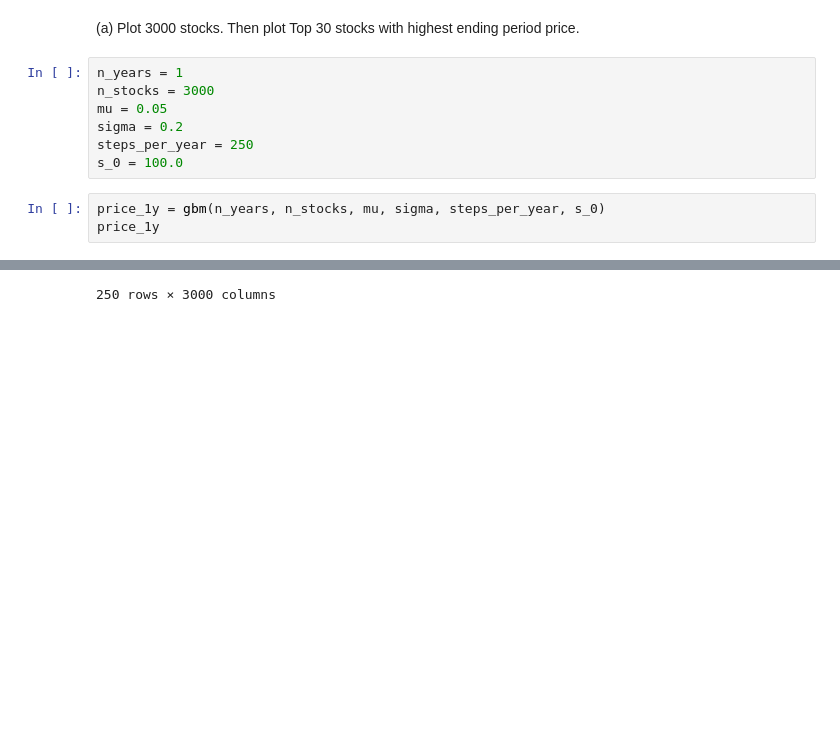
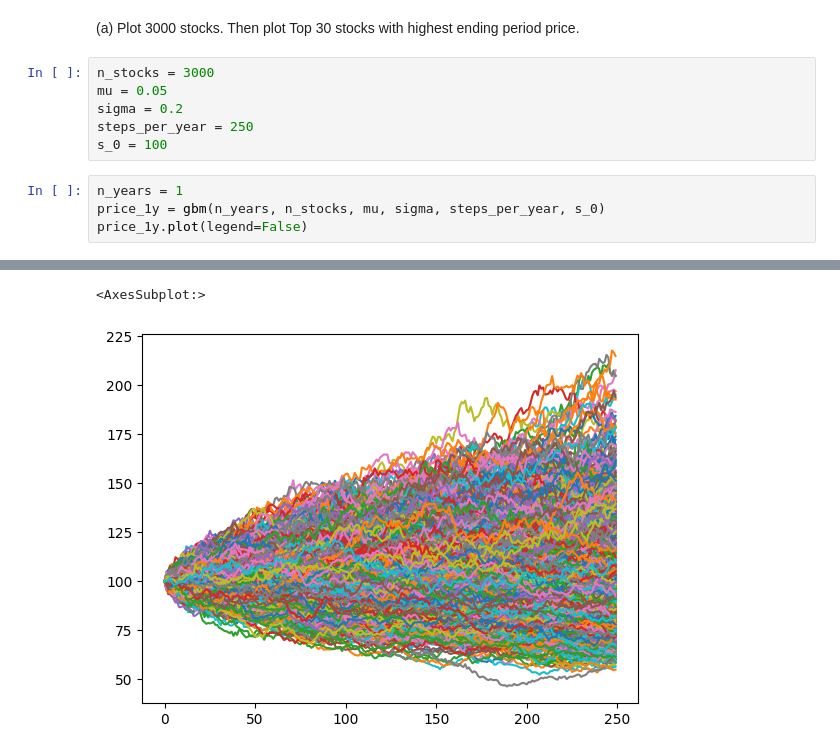
Before and after one commit to Donghwaa/FAI, a Jupyter notebook: FAI_week6.ipynb, the cells around one changed output, grey strips where cells are left out. Saved outputs shown, nothing was run; the diff lists cells and outputs as text; blank space fills up the shorter version.

```diff
--- a/FAI_week6.ipynb
+++ b/FAI_week6.ipynb
@@ -42,13 +42,13 @@ def gbm(n_years, n_stocks, mu, sigma, steps_per_year, s_0):
 # %% [markdown]
 (a) Plot 3000 stocks. Then plot Top 30 stocks with highest ending period price.
 # %%
-n_years = 1
 n_stocks = 3000
 mu = 0.05
 sigma = 0.2
 steps_per_year = 250
-s_0 = 100.0
+s_0 = 100
 # %%
+n_years = 1
 price_1y = gbm(n_years, n_stocks, mu, sigma, steps_per_year, s_0)
-price_1y
+price_1y.plot(legend=False)
 # %% [output]
@@ -67 +55,2 @@ price_1y
-250 rows × 3000 columns
+<AxesSubplot:>
+[figure, added]
```
Also changed, not shown: parts of 14 cells of this notebook, 1 other file.
